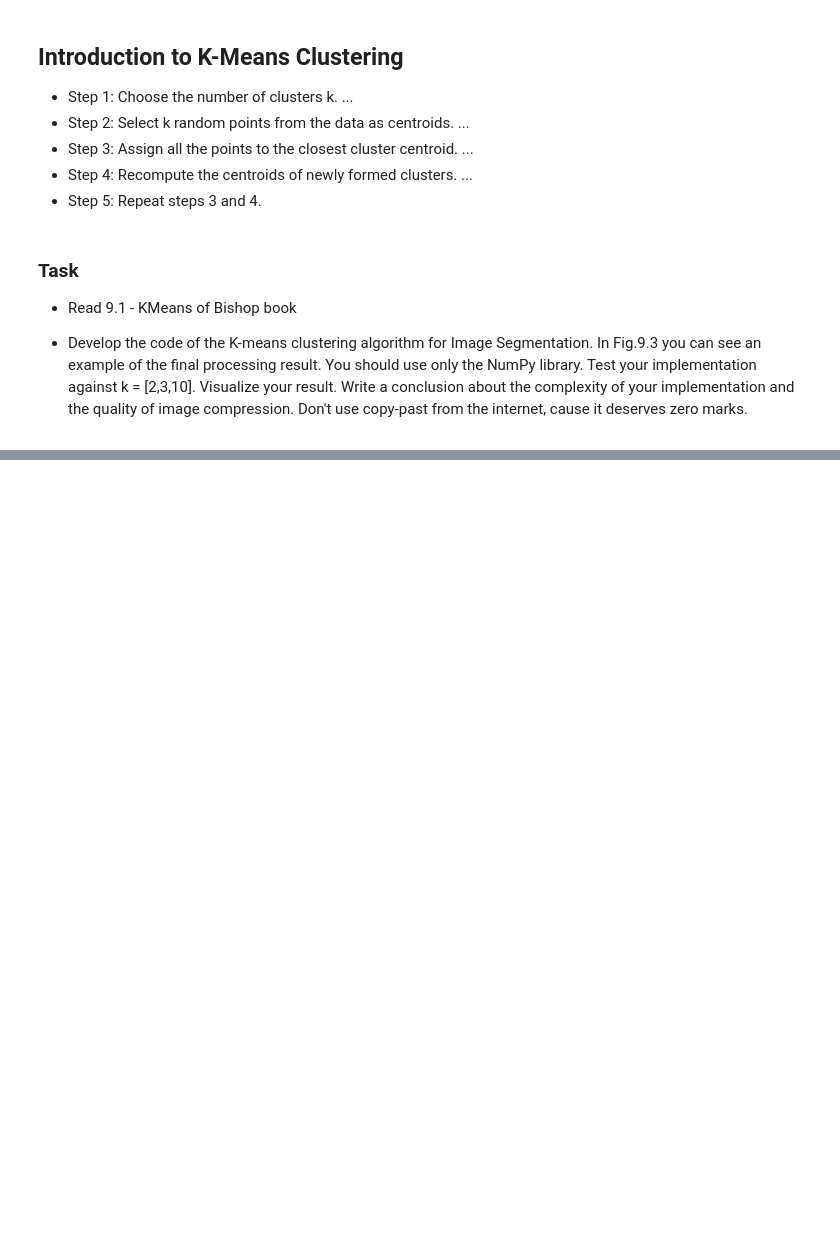
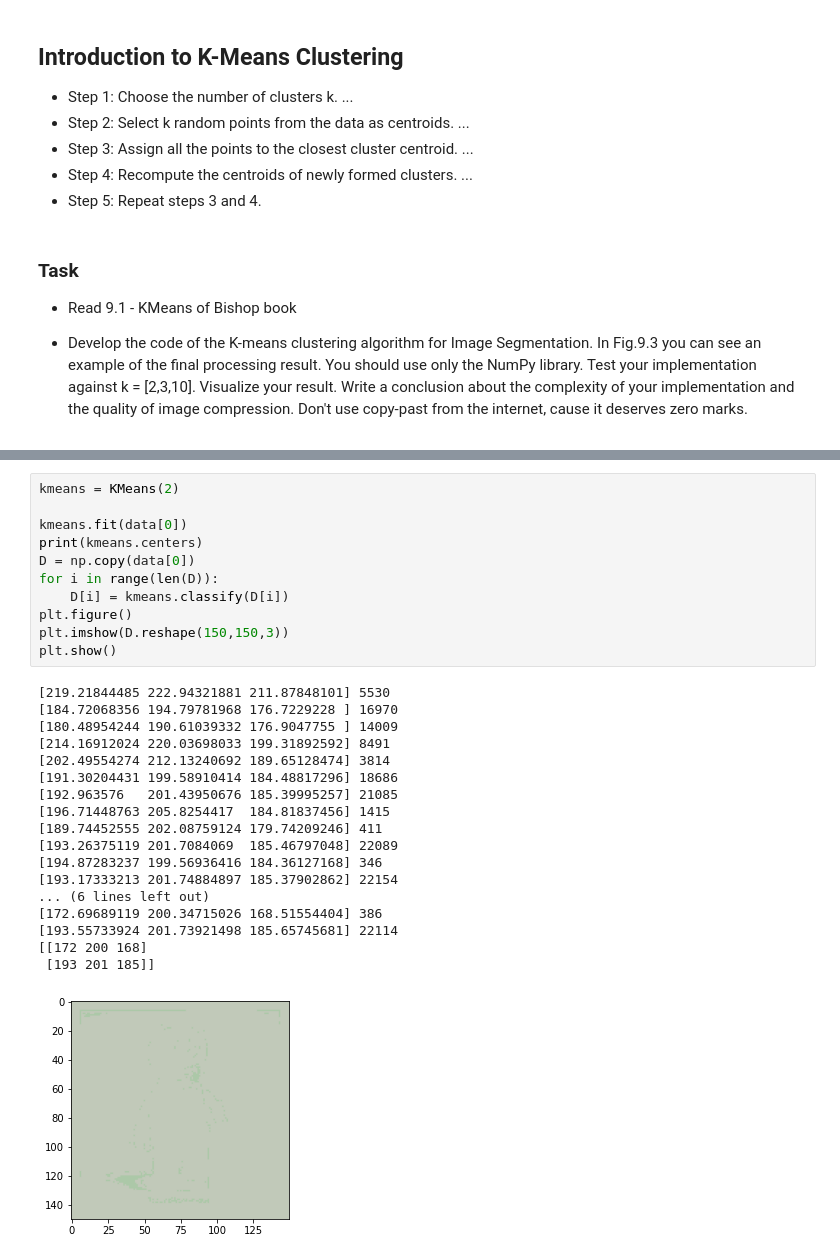
Before and after one commit to 2h4n80147/ML, a Jupyter notebook: LABandHW2/LABandHW2.ipynb, the cells around one changed output, grey strips where cells are left out. Cells and saved outputs as stored; diff of their text form; blank space fills up the shorter version.

```diff
--- a/LABandHW2/LABandHW2.ipynb
+++ b/LABandHW2/LABandHW2.ipynb
@@ -217,2 +251,32 @@ plt.show()
+# %%
+kmeans = KMeans(2)
+
+kmeans.fit(data[0])
+print(kmeans.centers)
+D = np.copy(data[0])
+for i in range(len(D)):
+    D[i] = kmeans.classify(D[i])
+plt.figure()
+plt.imshow(D.reshape(150,150,3))
+plt.show()
+# %% [output]
+[219.21844485 222.94321881 211.87848101] 5530
+[184.72068356 194.79781968 176.7229228 ] 16970
+[180.48954244 190.61039332 176.9047755 ] 14009
+[214.16912024 220.03698033 199.31892592] 8491
+[202.49554274 212.13240692 189.65128474] 3814
+[191.30204431 199.58910414 184.48817296] 18686
+[192.963576   201.43950676 185.39995257] 21085
+[196.71448763 205.8254417  184.81837456] 1415
+[189.74452555 202.08759124 179.74209246] 411
+[193.26375119 201.7084069  185.46797048] 22089
+[194.87283237 199.56936416 184.36127168] 346
+[193.17333213 201.74884897 185.37902862] 22154
+... (6 lines left out)
+[172.69689119 200.34715026 168.51554404] 386
+[193.55733924 201.73921498 185.65745681] 22114
+[[172 200 168]
+ [193 201 185]]
+[figure, added]
 # %%
 # %% [output]
```
Also changed, not shown: parts of 12 cells of this notebook, 2 other files.
